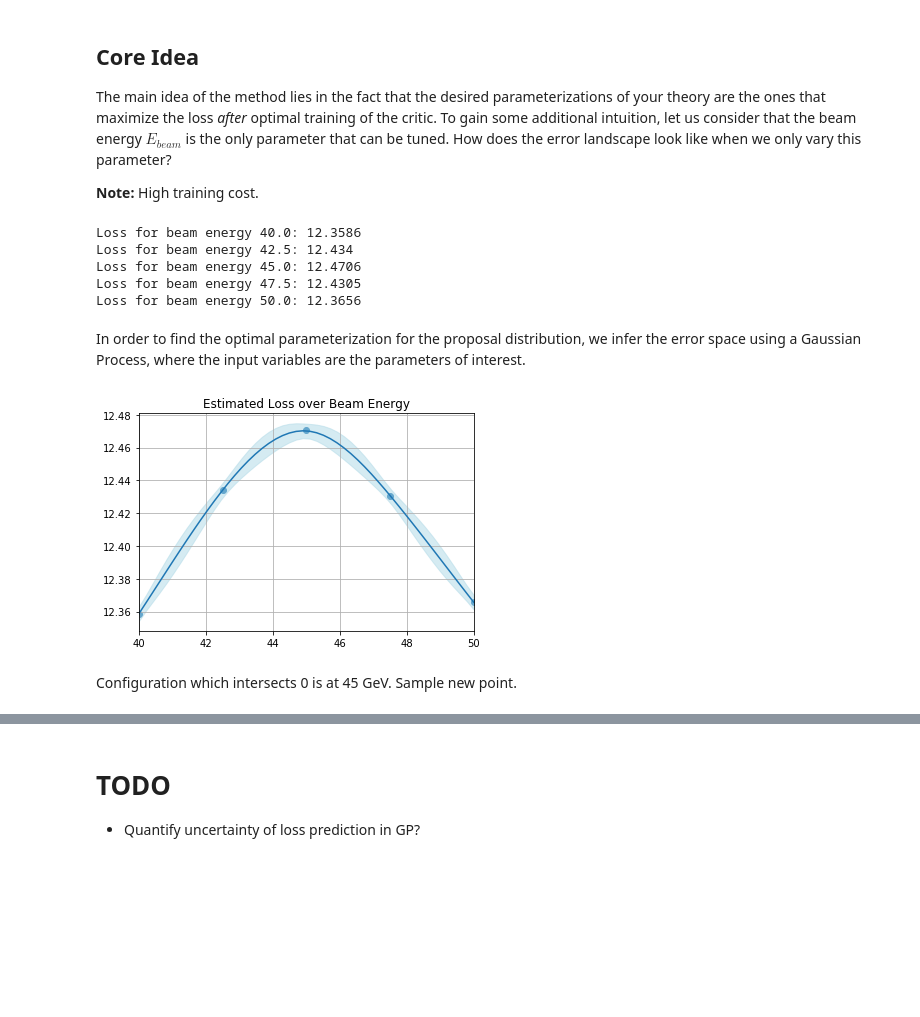
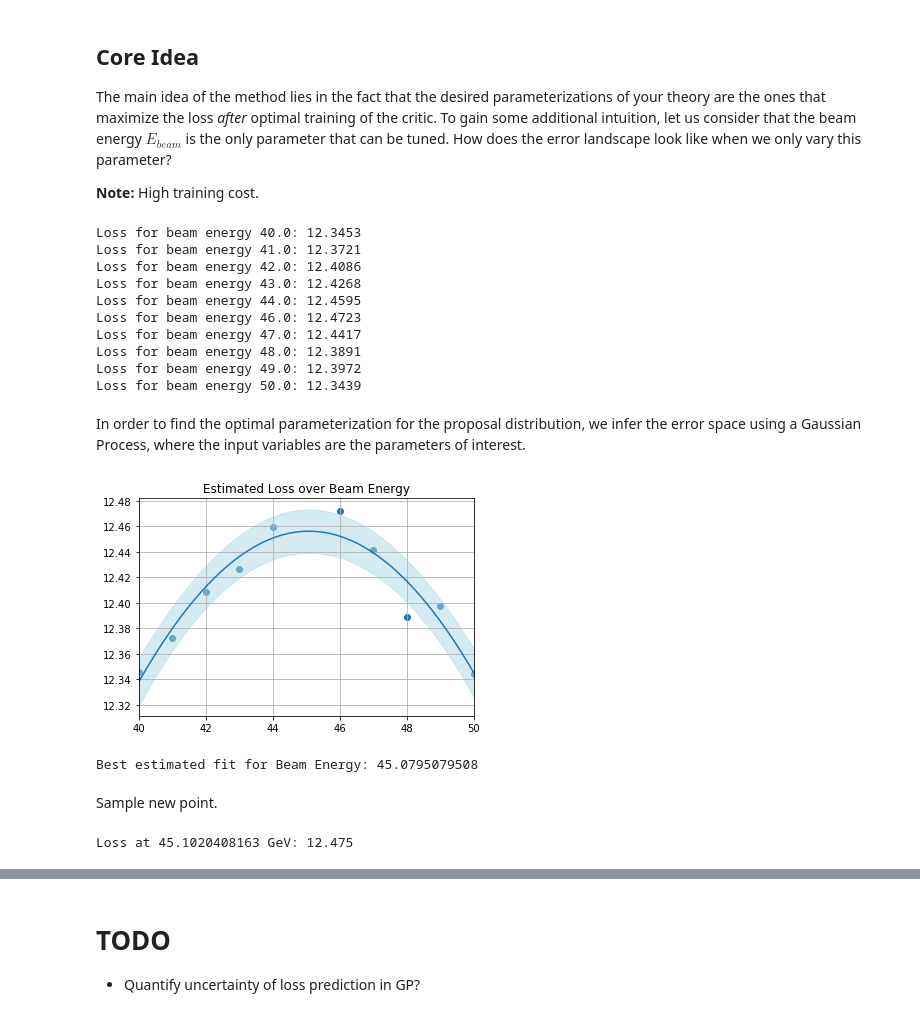
Before and after one commit to JoeriHermans/deep-learning-scripts, a Jupyter notebook: scripts/adverserial-bayesian-optimization/abo.ipynb, the cells around one changed output, grey strips where cells are left out. Cells and saved outputs as stored; diff of their text form; code cells hidden in the pictures; blank space fills up the shorter version.

Commit message:
Add complete iteration of Adverserial Bayesian Optimization

```diff
--- a/scripts/adverserial-bayesian-optimization/abo.ipynb
+++ b/scripts/adverserial-bayesian-optimization/abo.ipynb
@@ -280,7 +280,7 @@ def fit_critic(proposal, p_r, critic, optimizer, num_critic_iterations=100, batc
 # Initialize the interpolation parameters.
 p_start = 40.0
 p_end = 50.0
-p_interpolation_step = 2.5
+p_interpolation_step = 1
 batch_size = 1024
 
 # Initialize the proposal distribution.
@@ -292,6 +292,10 @@ Y = []
 
 # Compute the error space.
 while proposal['mu'][0] <= p_end:
+    # Check if we need to skip the current step.
+    if proposal['mu'][0] == 45.:
+        proposal['mu'][0] += p_interpolation_step
+        continue
     # Initialize a new critic (don't bias critic under different parameterizations).
     critic = Critic(100)
     optimizer = torch.optim.Adam(critic.parameters(), lr=0.01)
@@ -303,10 +307,15 @@ while proposal['mu'][0] <= p_end:
     # Set the new parameterization of the proposal distribution.
     proposal['mu'][0] += p_interpolation_step
 # %% [output]
-Loss for beam energy 40.0: 12.3586
-Loss for beam energy 42.5: 12.434
-Loss for beam energy 45.0: 12.4706
-Loss for beam energy 47.5: 12.4305
-Loss for beam energy 50.0: 12.3656
+Loss for beam energy 40.0: 12.3453
+Loss for beam energy 41.0: 12.3721
+Loss for beam energy 42.0: 12.4086
+Loss for beam energy 43.0: 12.4268
+Loss for beam energy 44.0: 12.4595
+Loss for beam energy 46.0: 12.4723
+Loss for beam energy 47.0: 12.4417
+Loss for beam energy 48.0: 12.3891
+Loss for beam energy 49.0: 12.3972
+Loss for beam energy 50.0: 12.3439
 # %% [markdown]
 In order to find the optimal parameterization for the proposal distribution, we infer the error space using a Gaussian Process, where the input variables are the parameters of interest.
@@ -319,29 +323,59 @@ from sklearn.gaussian_process.kernels import Matern, WhiteKernel, ConstantKernel
 X_ = np.array(X)[:, np.newaxis]
 Y_ = np.array(Y)[:, np.newaxis]
 # %%
-kernel = ConstantKernel() + Matern(length_scale=2, nu=3/2) + WhiteKernel(noise_level=1)
+#kernel = ConstantKernel() + Matern(length_scale=2, nu=1/2) + WhiteKernel(noise_level=1)
+kernel = 1. * RBF(length_scale=.5, length_scale_bounds=(1e-2, 1e3)) + WhiteKernel(noise_level=1e-5, noise_level_bounds=(1e-10, 1e+1))
 
 gp = gaussian_process.GaussianProcessRegressor(kernel=kernel)
 gp.fit(X_, Y_)
 
 x = np.linspace(40, 50).reshape(-1,1)
 y, s = gp.predict(x, return_std=True)
 
 x = x.flatten()
 y = y.flatten()
 s = s.flatten()
 
 y_min = y - s
 y_max = y + s
 
 plt.title("Estimated Loss over Beam Energy")
 plt.plot(x, y)
 plt.scatter(X, Y)
 plt.fill_between(x, y_min, y_max, color='lightblue', alpha='0.5')
 plt.xlim([40, 50])
 plt.grid(True)
 plt.show()
 # %% [output]
-[figure, old version]
+[figure, new version]
-# %% [markdown]
-Configuration which intersects 0 is at 45 GeV. Sample new point.
+# %%
+def find_max(gp, resolution=10000):
+    x = np.linspace(40, 50, resolution).reshape(-1,1)
+    y, s = gp.predict(x, return_std=True)
+    max = float("-inf")
+    current_max_element = None
+    for index in range(0, len(x)):
+        if y[index] > max:
+            max = y[index]
+            current_max_element = x[index]
+
+    return current_max_element[0]
+
+print("Best estimated fit for Beam Energy: " + str(find_max(gp)))
+# %% [output]
+Best estimated fit for Beam Energy: 45.0795079508
+# %% [markdown]
+Sample new point.
+# %%
+critic = Critic(100)
+optimizer = torch.optim.Adam(critic.parameters(), lr=0.01)
+proposal['mu'][0] = 45.1020408163
+loss = fit_critic(proposal, real_data, critic, optimizer, 100, batch_size)
+
+print("Loss at " + str(45.1020408163) + " GeV: " + str(loss))
+
+# Append new data for GP esimation.
+X.append(45.1020408163)
+Y.append(loss)
+# %% [output]
+Loss at 45.1020408163 GeV: 12.475
```
Also changed, not shown: parts of 6 cells of this notebook.
